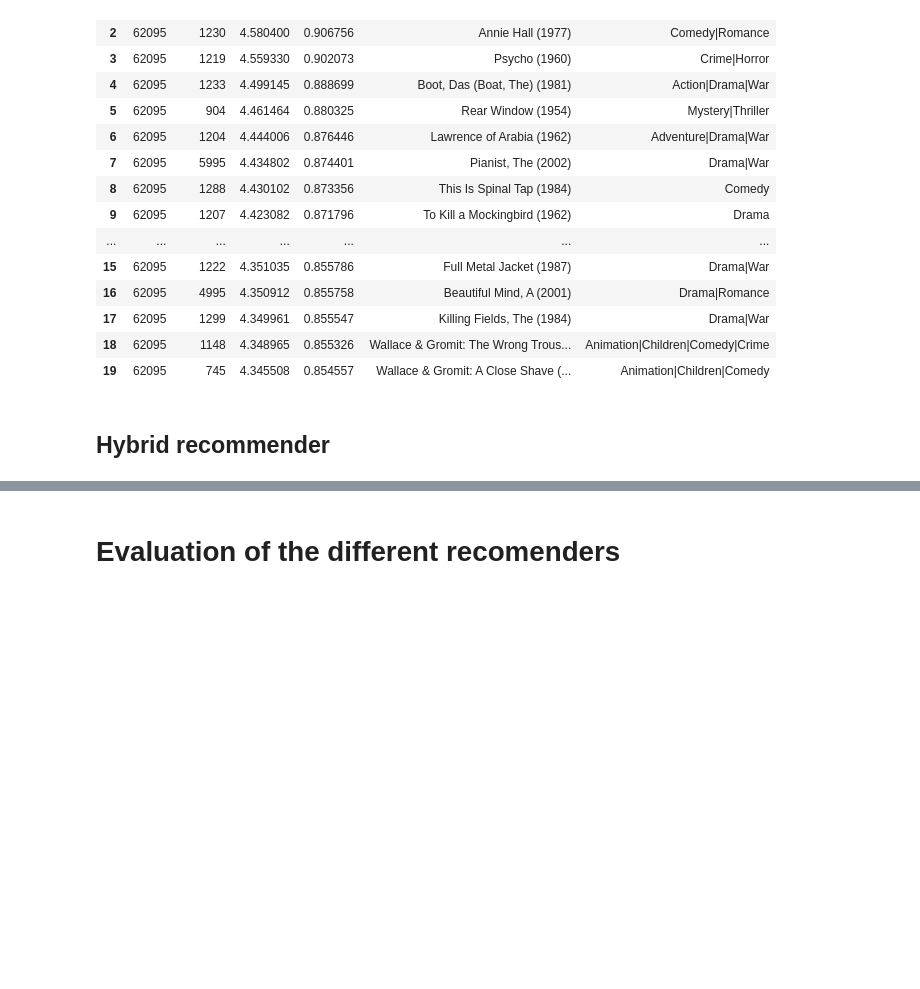
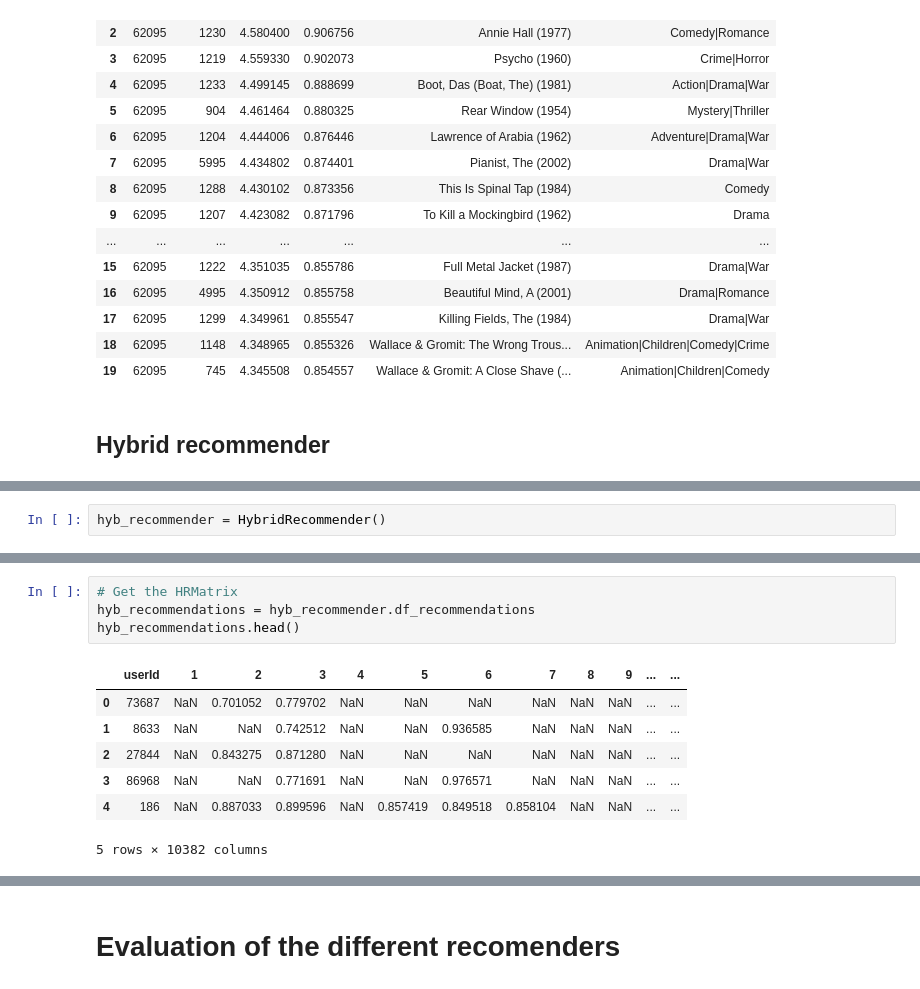
Before and after one commit to HamidSadEsf/movie_recommendation_ProjectCDS, a Jupyter notebook: main.ipynb, the cells around one changed output, grey strips where cells are left out. Saved outputs shown, nothing was run; the diff lists cells and outputs as text; blank space fills up the shorter version.

```diff
--- a/main.ipynb
+++ b/main.ipynb
@@ -135,0 +137,2 @@ Done computing similarity matrix.
+# %%
+hyb_recommender = HybridRecommender()
@@ -135,0 +147,12 @@ Done computing similarity matrix.
+# %%
+# Get the HRMatrix
+hyb_recommendations = hyb_recommender.df_recommendations
+hyb_recommendations.head()
+# %% [output]
+|  | userId | 1 | 2 | 3 | 4 | 5 | 6 | 7 | 8 | 9 | ... | ... |
+| 0 | 73687 | NaN | 0.701052 | 0.779702 | NaN | NaN | NaN | NaN | NaN | NaN | ... | ... |
+| 1 | 8633 | NaN | NaN | 0.742512 | NaN | NaN | 0.936585 | NaN | NaN | NaN | ... | ... |
+| 2 | 27844 | NaN | 0.843275 | 0.871280 | NaN | NaN | NaN | NaN | NaN | NaN | ... | ... |
+| 3 | 86968 | NaN | NaN | 0.771691 | NaN | NaN | 0.976571 | NaN | NaN | NaN | ... | ... |
+| 4 | 186 | NaN | 0.887033 | 0.899596 | NaN | 0.857419 | 0.849518 | 0.858104 | NaN | NaN | ... | ... |
+5 rows × 10382 columns
```
Also changed, not shown: parts of 15 cells of this notebook, 3 other files.
